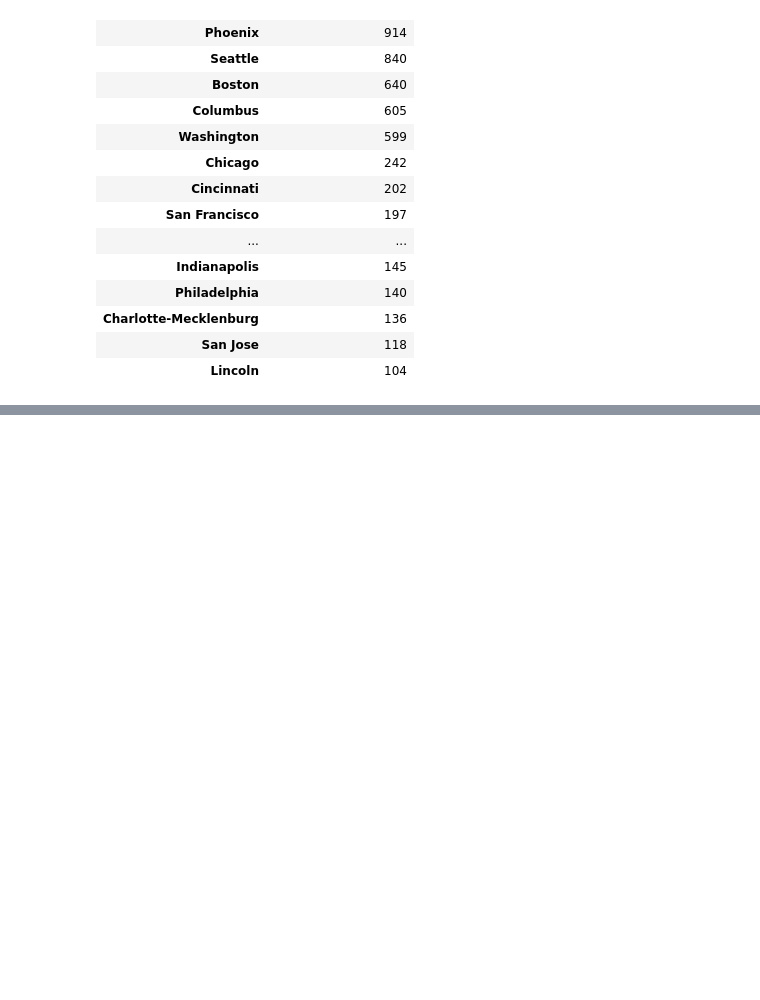
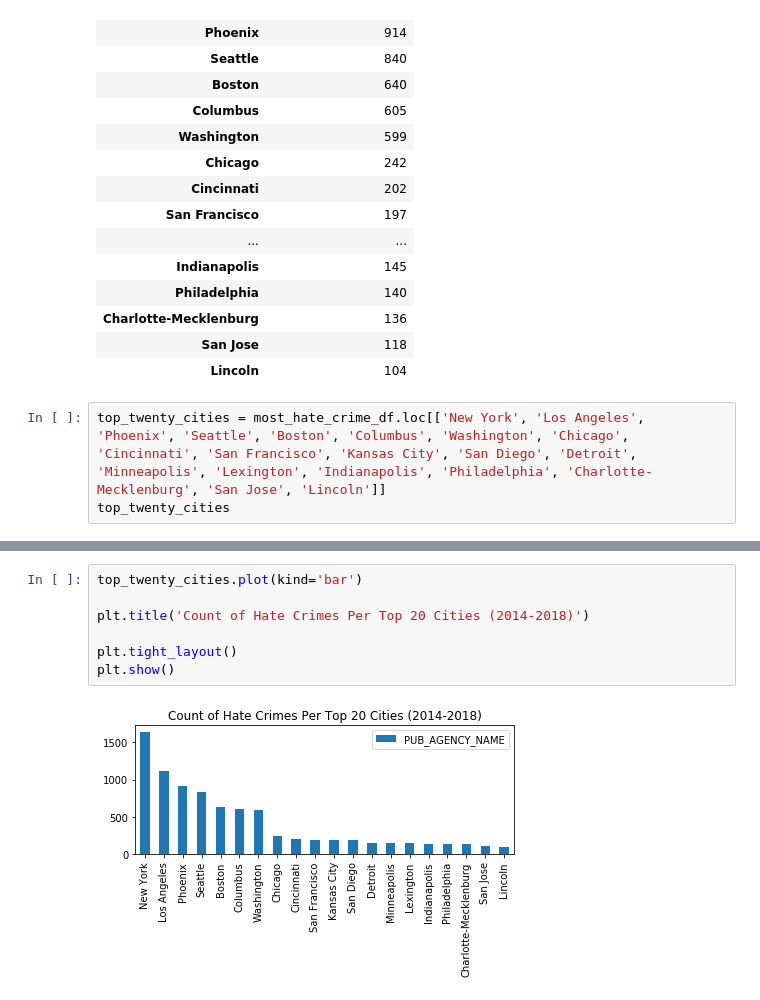
Before and after one commit to sjplaza/privateinvestigators, a Jupyter notebook: Anthony_Branch/Cities_Most_Least.ipynb, the cells around one changed output, grey strips where cells are left out. Drawn from its saved outputs; the diff is of its cells as text; blank space fills up the shorter version.

```diff
--- a/Anthony_Branch/Cities_Most_Least.ipynb
+++ b/Anthony_Branch/Cities_Most_Least.ipynb
@@ -165,3 +217,6 @@ most_hate_crime_df.head(20)
 | Charlotte-Mecklenburg | 136 |
 | San Jose | 118 |
 | Lincoln | 104 |
+# %%
+top_twenty_cities = most_hate_crime_df.loc[['New York', 'Los Angeles', 'Phoenix', 'Seattle', 'Boston', 'Columbus', 'Washington', 'Chicago', 'Cincinnati', 'San Francisco', 'Kansas City', 'San Diego', 'Detroit', 'Minneapolis', 'Lexington', 'Indianapolis', 'Philadelphia', 'Charlotte-Mecklenburg', 'San Jose', 'Lincoln']]
+top_twenty_cities
@@ -168,3 +241,12 @@ most_hate_crime_df.head(20)
+# %%
+top_twenty_cities.plot(kind='bar')
+
+plt.title('Count of Hate Crimes Per Top 20 Cities (2014-2018)')
+
+plt.tight_layout()
+plt.show()
+# %% [output]
+[figure, added]
 # %%
 # Showing the bottom 20 states
 # Display the data with a clean layout
```
Also changed, not shown: parts of 9 cells of this notebook.
